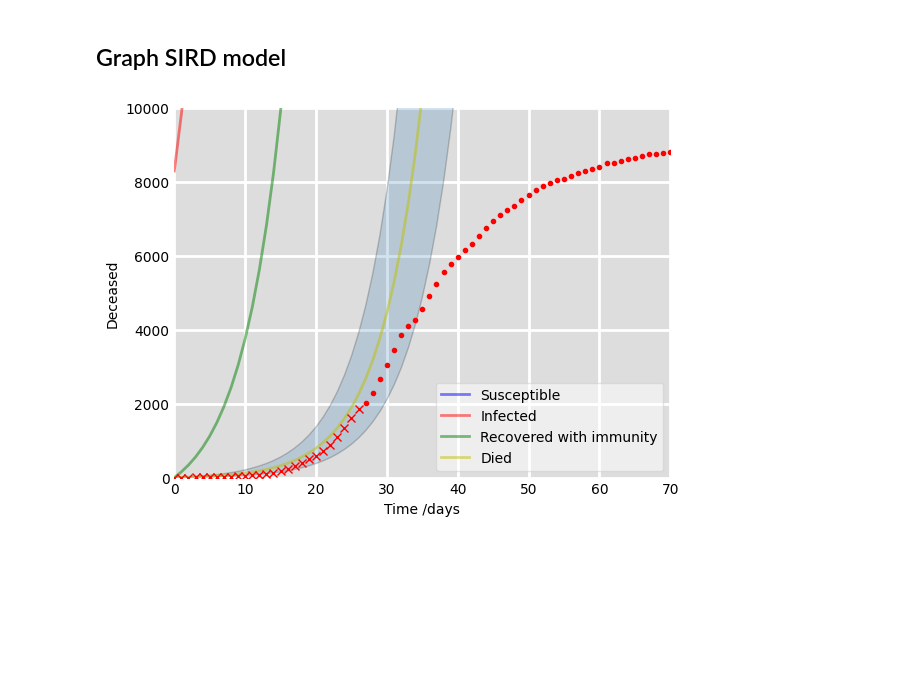
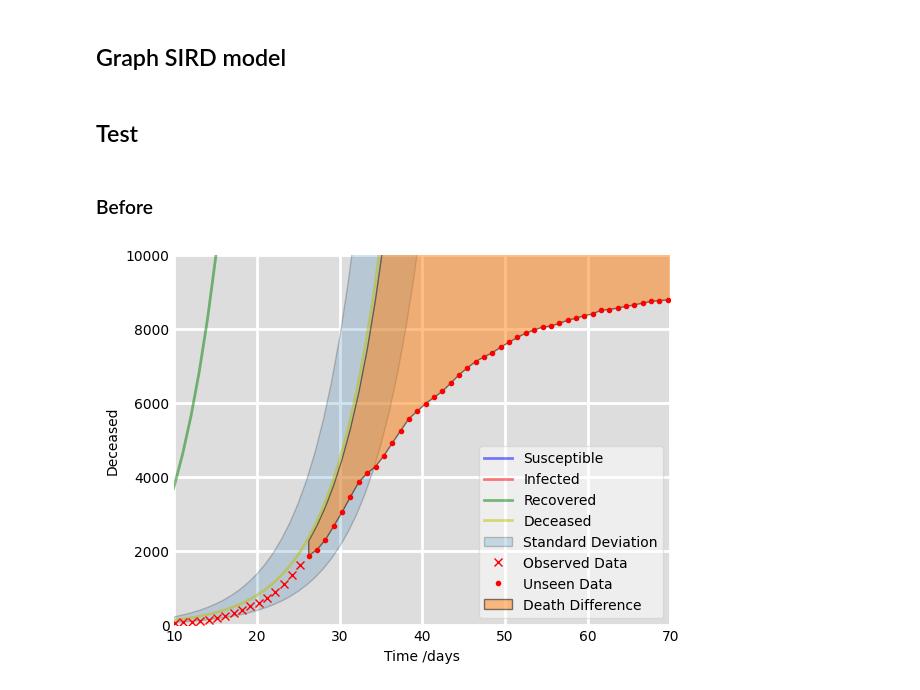
Before and after one commit to zenodea/MCMC_parameter_estimation, a Jupyter notebook: Data Analysis/sird.ipynb, the cells around one changed output. Cells and saved outputs as stored; diff of their text form; code cells hidden in the pictures; blank space fills up the shorter version.

Commit message:
Added graph information

```diff
--- a/Data Analysis/sird.ipynb
+++ b/Data Analysis/sird.ipynb
@@ -40,8 +40,8 @@ def plotSIRD(tf, N, i0, beta, gamma, rho, ylimit, xlimit, sd):
     # Plotting SIRD data point
     ax.plot(t, S, 'b', alpha=0.5, lw=2, label='Susceptible')
     ax.plot(t, I, 'r', alpha=0.5, lw=2, label='Infected')
-    ax.plot(t, R, 'g', alpha=0.5, lw=2, label='Recovered with immunity')
-    ax.plot(t, D, 'y', alpha=0.5, lw=2, label='Died')
+    ax.plot(t, R, 'g', alpha=0.5, lw=2, label='Recovered')
+    ax.plot(t, D, 'y', alpha=0.5, lw=2, label='Deceased')
 
     # Creating Labels for graph
     ax.set_xlabel('Time /days')
@@ -51,22 +51,30 @@ def plotSIRD(tf, N, i0, beta, gamma, rho, ylimit, xlimit, sd):
     ax.grid(b=True, which='major', c='w', lw=2, ls='-')
     ax.set_xlim([xlimit[0], xlimit[1]])
     ax.set_ylim([ylimit[0], ylimit[1]])
-    plt.fill_between(t, Dm, Dp, alpha=0.2, edgecolor='black')
+    plt.fill_between(t, Dm, Dp, alpha=0.2, edgecolor='black',  label="Standard Deviation")
     for spine in ('top', 'right', 'bottom', 'left'):
         ax.spines[spine].set_visible(False)
-    return ax
+    return ax, D
-# %%
-def plotRealData (graph, data, offset, beforeForecast, numPlot):
-    deaths = data["cumDeath"].tolist()
-
-    for x in range(numPlot):
-        if (beforeForecast < x):
-            graph.plot(x+offset, deaths[x], 'r', marker='.')
-        else:
-            graph.plot(x+offset, deaths[x], 'r', marker='x')
-    legend = graph.legend()
-    legend.get_frame().set_alpha(0.5)
+# %%
+def plotRealData (graph, data, offset, beforeForecast, D):
+    deaths = data["cumDeath"].tolist()
+    t = np.linspace(0, 100, 100)
+    if (offset != 0):
+        graph.plot(t[0:offset], deaths[0:offset], 'r', marker='.', linestyle = 'None')
+        graph.plot(t[offset:beforeForecast], deaths[offset:beforeForecast], 'r', marker='x', label="Observed Data", linestyle = 'None')
+        graph.plot(t[beforeForecast:len(t)], deaths[beforeForecast:len(t)], 'r', marker='.', label="Unseen Data", linestyle = 'None')
+    else:
+        graph.plot(t[0:beforeForecast], deaths[0:beforeForecast], 'r', marker='x', label="Observed Data", linestyle = 'None')
+        graph.plot(t[beforeForecast:len(t)], deaths[beforeForecast:len(t)], 'r', marker='.', label="Unseen Data", linestyle = 'None')
+    plt.fill_between(t[beforeForecast:len(t)], D[beforeForecast:len(t)], deaths[beforeForecast:len(t)], alpha=0.5, edgecolor='black', label="Death Difference")
+    legend = graph.legend()
+    legend.get_frame().set_alpha(0.5)
+# %% [markdown]
+## Test
+# %% [markdown]
+### Before
 # %%
-plotRealData(plotSIRD(1000,83000000, 8295.11400	,0.18755,0.01716,0.03265,[0,10000],[0,70], [0.00689,0.00576,0.00877]),pd.read_csv('../processed_data/cumDeathGermany.csv'), 0,26, 600)
+SIRD_graph = plotSIRD(1000,83000000, 8297.62180	,0.18755,0.01716,0.03265,[0,10000],[10,70], [0.00689,0.00576,0.00877])
+plotRealData(SIRD_graph[0],pd.read_csv('../processed_data/cumDeathGermany.csv'), 0,26, SIRD_graph[1])
 # %% [output]
-[figure, old version]
+[figure, new version]
```
Also changed, not shown: parts of 2 cells of this notebook, 1 other file.
